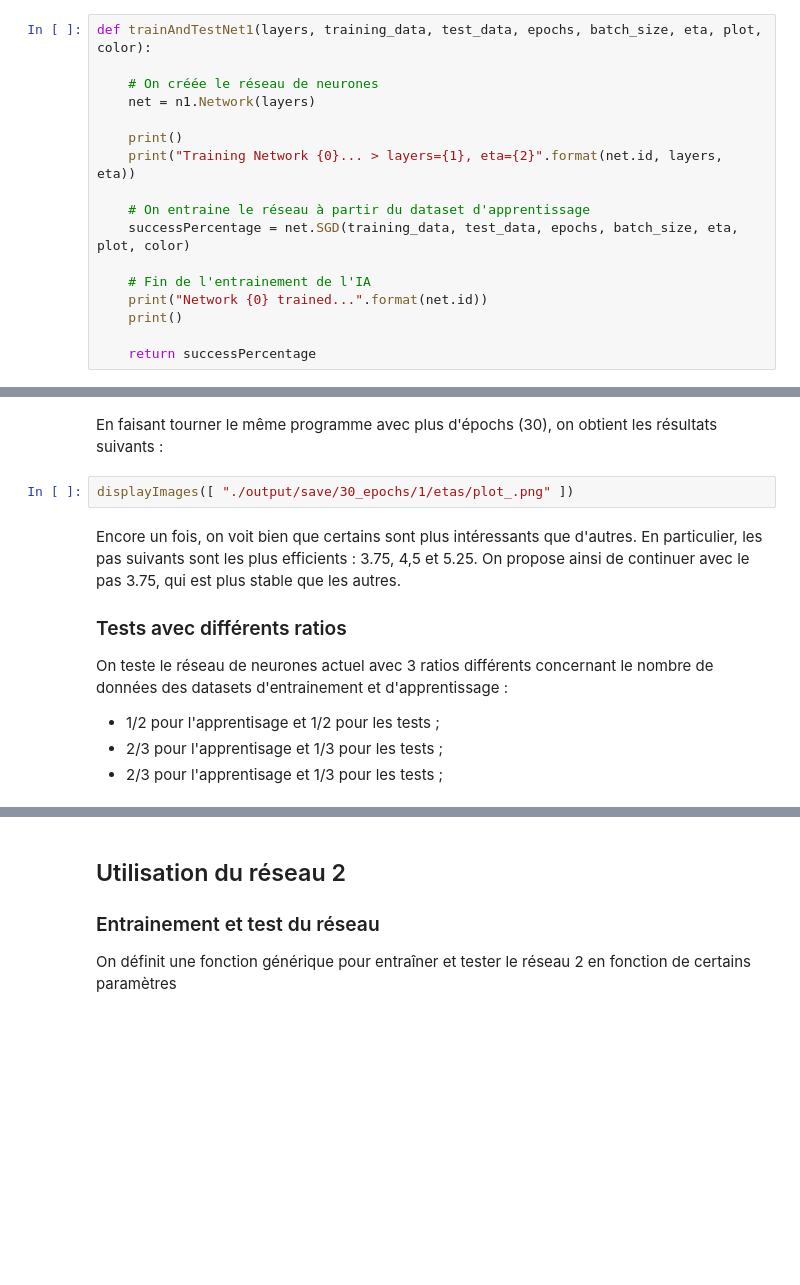
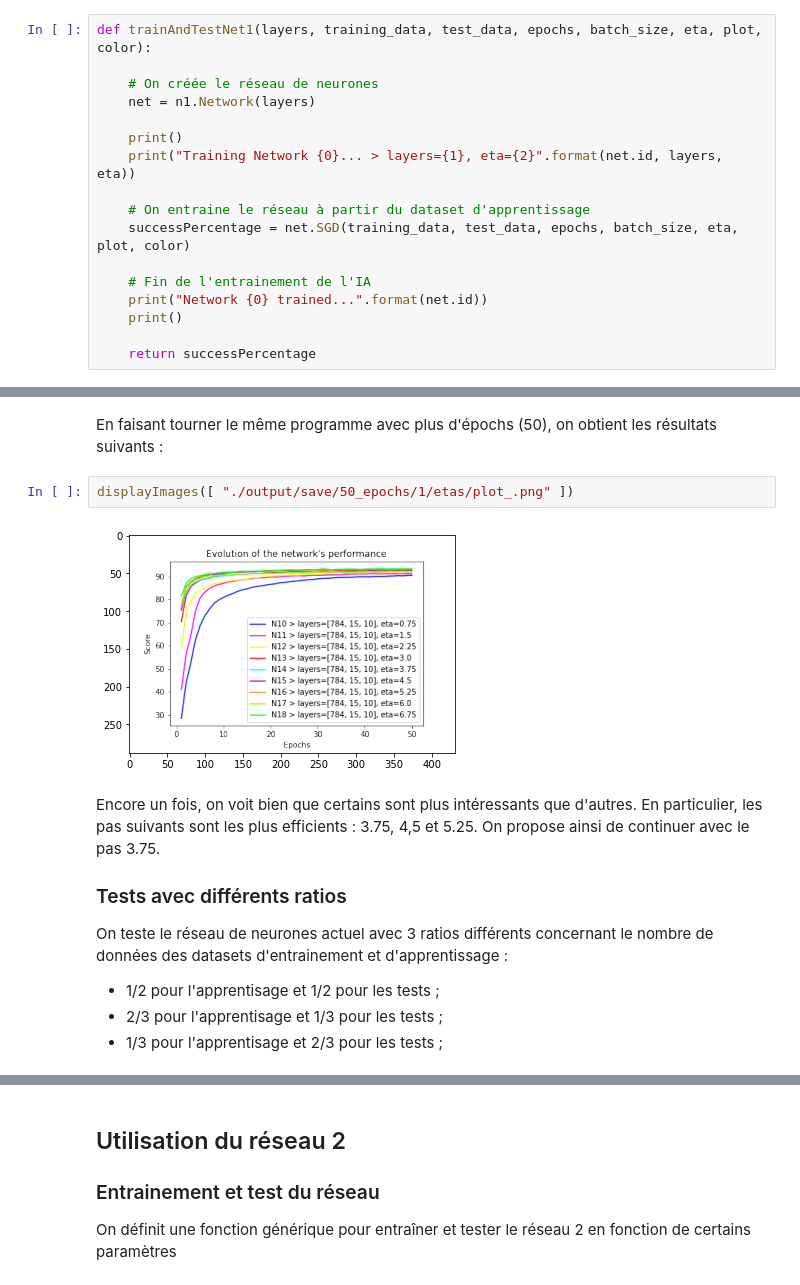
Before and after one commit to iFairPlay22/Handwritten-Digits-Recognition, a Jupyter notebook: src/Rapport.ipynb, the cells around one changed output, grey strips where cells are left out. Saved outputs shown, nothing was run; the diff lists cells and outputs as text; blank space fills up the shorter version.

```diff
--- a/src/Rapport.ipynb
+++ b/src/Rapport.ipynb
@@ -207,16 +168,18 @@ Best Eta: 7 (eta=6.0), with 92.7% success rate!
 # %% [markdown]
-En faisant tourner le même programme avec plus d'épochs (30), on obtient les résultats suivants :
+En faisant tourner le même programme avec plus d'épochs (50), on obtient les résultats suivants :
 # %%
-displayImages([ "./output/save/30_epochs/1/etas/plot_.png" ])
+displayImages([ "./output/save/50_epochs/1/etas/plot_.png" ])
+# %% [output]
+[figure, added]
 # %% [markdown]
-Encore un fois, on voit bien que certains sont plus intéressants que d'autres. En particulier, les pas suivants sont les plus efficients : 3.75, 4,5 et 5.25. On propose ainsi de continuer avec le pas 3.75, qui est plus stable que les autres.
+Encore un fois, on voit bien que certains sont plus intéressants que d'autres. En particulier, les pas suivants sont les plus efficients : 3.75, 4,5 et 5.25. On propose ainsi de continuer avec le pas 3.75.
 
 ### Tests avec différents ratios
 
 On teste le réseau de neurones actuel avec 3 ratios différents concernant le nombre de données des datasets d'entrainement et d'apprentissage :
 - 1/2 pour l'apprentisage et 1/2 pour les tests ;
 - 2/3 pour l'apprentisage et 1/3 pour les tests ;
-- 2/3 pour l'apprentisage et 1/3 pour les tests ;
+- 1/3 pour l'apprentisage et 2/3 pour les tests ;
 # %%
 # Valeurs fixes
 EPOCHS = 50
```
Also changed, not shown: parts of 47 cells of this notebook, 33 other files.
